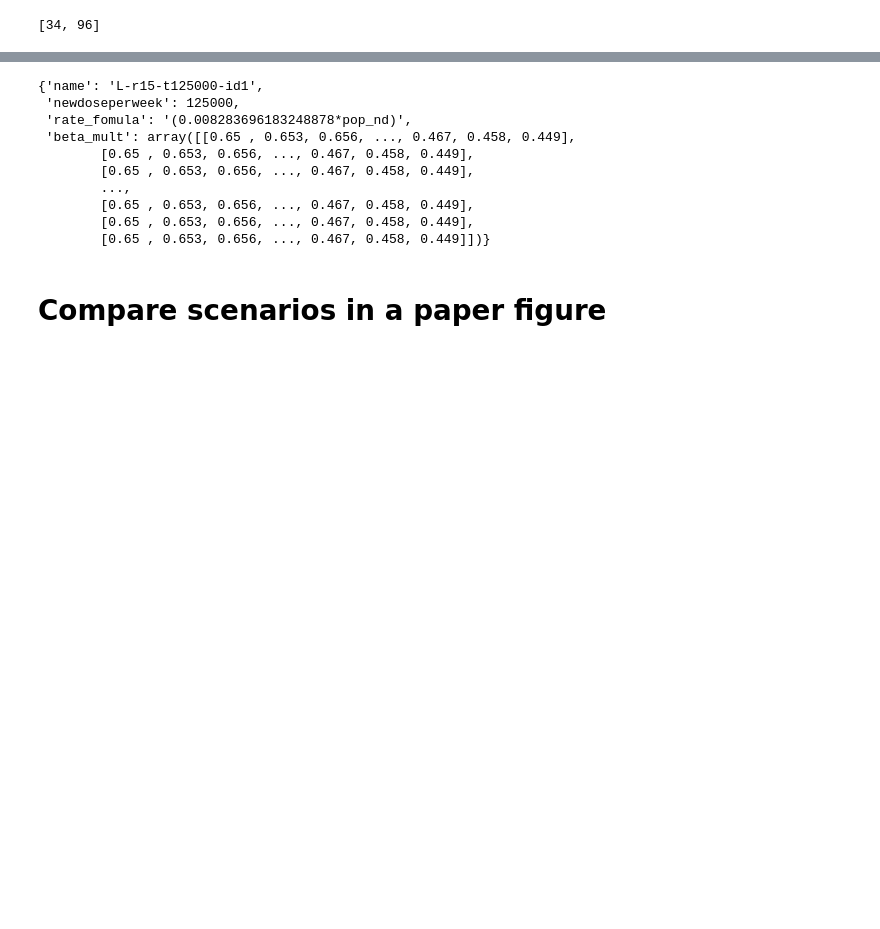
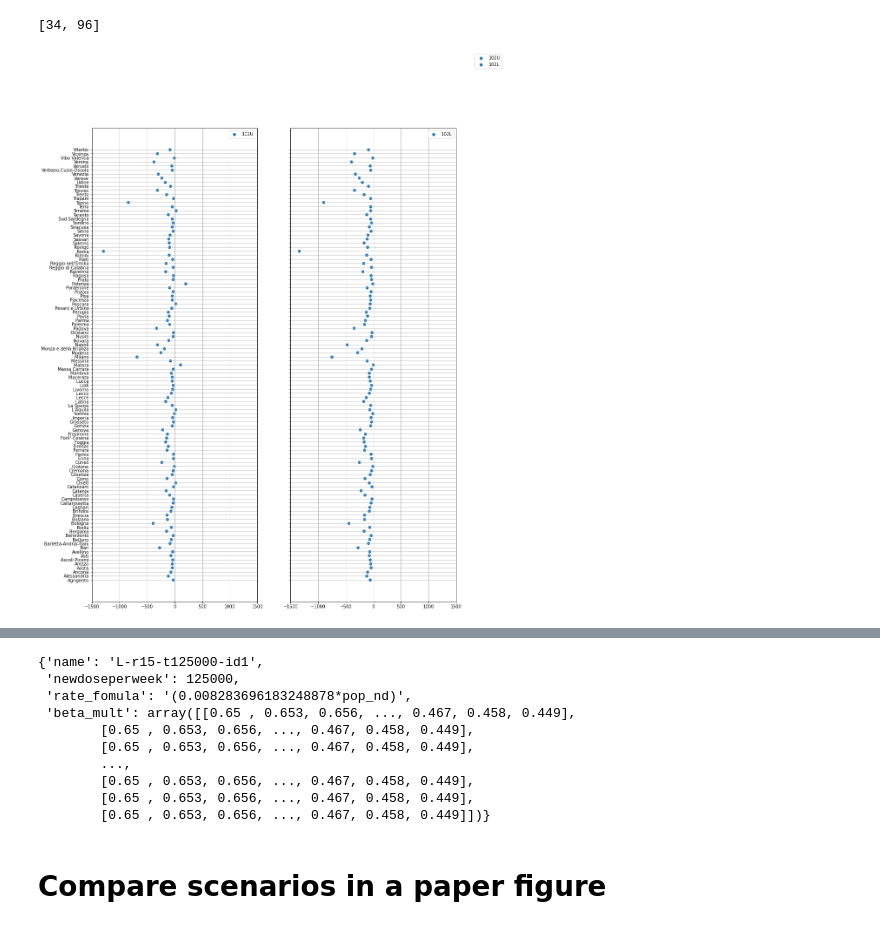
Before and after one commit to jcblemai/COVID-19_italy-vaccination-oc, a Jupyter notebook: analysis_beta.ipynb, the cells around one changed output, grey strips where cells are left out. Drawn from its saved outputs; the diff is of its cells as text; code cells hidden in the pictures; blank space fills up the shorter version.

```diff
--- a/analysis_beta.ipynb
+++ b/analysis_beta.ipynb
@@ -90,25 +93,27 @@ colors = {34:'r', 92:'b', 96:'g', 65:'orange'}
 # %%
 fig, axes = plt.subplots(1,2, figsize = (15,20), sharey=True, facecolor = 'white')#, sharey=True)
 import seaborn as sns
 
-for i, cb in enumerate(['U','C','L']):#cbs):
+for i, cb in enumerate(cbs):
     for j, postdraw in enumerate(postdraws):
         axes.flat[i].scatter(
                    all_res[f'{postdraw}{cb}'].iloc[-1] - all_res[f'{postdraw}{cb}'].iloc[0],
             all_res[f'{postdraw}{cb}'].columns,
                 marker = 'o',
                 label = f'{postdraw}{cb}',
                #c = colors[postdraw],
                    #alpha = .5
                   )
         axes.flat[i].set_xlim(-1500,1500)
         axes.flat[i].legend()
         axes.flat[i].grid(True)
 
 #plt.xticks( rotation='vertical')
 #ax.set_yscale('log')
 #fig.autofmt_xdate()
 fig.legend();
+# %% [output]
+[figure, added]
 # %%
 fig, axes = plt.subplots(11,10, figsize = (20,25), sharex=True, facecolor = 'white')#, sharey=True)
 import seaborn as sns
```
Also changed, not shown: parts of 12 cells of this notebook, 13 other files.
